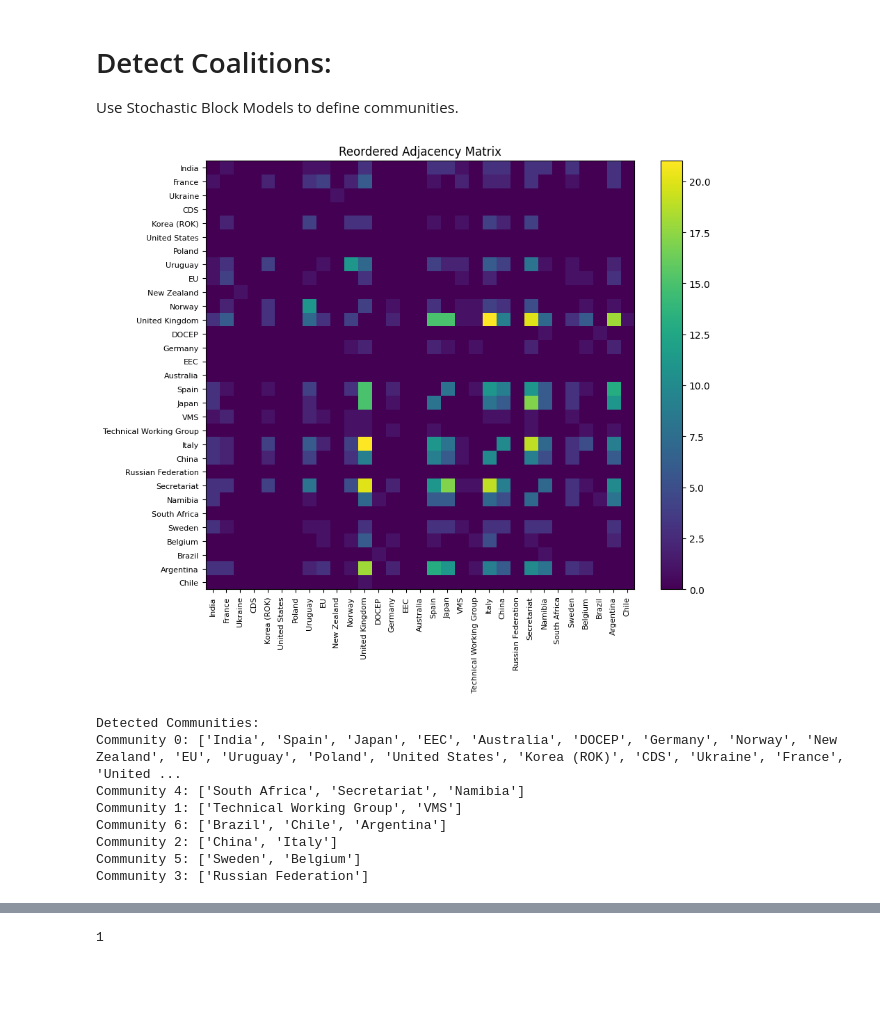
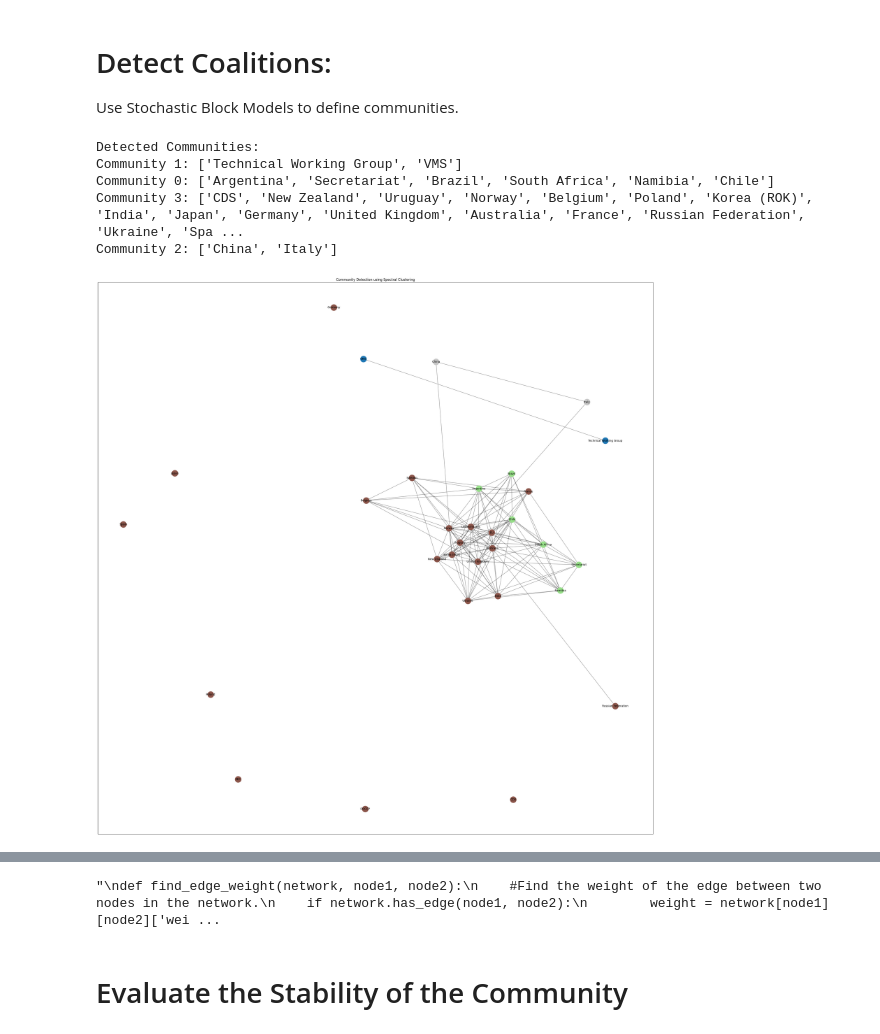
Before and after one commit to vineyk24/PhD, a Jupyter notebook: CCAMLR_Community_Detection.ipynb, the cells around one changed output, grey strips where cells are left out. Drawn from its saved outputs; the diff is of its cells as text; code cells hidden in the pictures; blank space fills up the shorter version.

```diff
--- a/CCAMLR_Community_Detection.ipynb
+++ b/CCAMLR_Community_Detection.ipynb
@@ -183,12 +185,14 @@ adj_matrix = nx.to_numpy_array(CCAMLR_network)
 
 # Fit SBM using Spectral Clustering as an approximation
 # Choose the number of communities (you can tweak this number)
-n_communities = 7  # Adjust based on your data
+n_communities = 4  # Adjust based on your data
 
 
 
 sc = SpectralClustering(n_clusters=n_communities, affinity='precomputed', random_state=42)
 labels = sc.fit_predict(adj_matrix)
+
+"""
 
 # Create a DataFrame for node and community labels
 node_community_df = pd.DataFrame({
@@ -220,7 +224,7 @@ plt.yticks(ticks=np.arange(len(sorted_nodes)), labels=sorted_nodes, fontsize=8)
 
 plt.title('Reordered Adjacency Matrix')
 plt.show()
-
+"""
 
 
 # Group nodes by their community label
@@ -233,54 +237,44 @@ for i, label in enumerate(labels):
 print("Detected Communities:")
 for community_id, members in communities.items():
     print(f"Community {community_id}: {members}")
-
-
-
 
 # Visualize the network with improved layout and sizing
 plt.figure(figsize=(36, 36))  # Increase figure size
 
 # Use spring_layout with a larger k value to spread the nodes out
 pos = nx.spring_layout(CCAMLR_network, k=0.9, iterations=50)
 
 colors = [plt.cm.tab20(i / n_communities) for i in range(n_communities)]
 
 for i, (community_id, members) in enumerate(communities.items()):
     nx.draw_networkx_nodes(CCAMLR_network, pos, nodelist=members, node_color=[colors[i]], node_size=500)
 
 nx.draw_networkx_edges(CCAMLR_network, pos, alpha=0.5)
 nx.draw_networkx_labels(CCAMLR_network, pos, font_size=10, font_color="black")
 
 plt.title("Community Detection using Spectral Clustering")
 plt.show()
 
 
-
+"""
 def find_edge_weight(network, node1, node2):
-    """Find the weight of the edge between two nodes in the network."""
+    #Find the weight of the edge between two nodes in the network.
     if network.has_edge(node1, node2):
         weight = network[node1][node2]['weight']
         return weight
     else:
         return None
 
 
-
-
-
-
-
 node1 = 'Sweden'
 node2 = 'Argentina'
 weight = find_edge_weight(CCAMLR_network, node1, node2)
 print(weight)
+"""
 # %% [output]
+Detected Communities:
+Community 1: ['Technical Working Group', 'VMS']
+Community 0: ['Argentina', 'Secretariat', 'Brazil', 'South Africa', 'Namibia', 'Chile']
+Community 3: ['CDS', 'New Zealand', 'Uruguay', 'Norway', 'Belgium', 'Poland', 'Korea (ROK)', 'India', 'Japan', 'Germany', 'United Kingdom', 'Australia', 'France', 'Russian Federation', 'Ukraine', 'Spa ...
+Community 2: ['China', 'Italy']
-[figure, old version]
+[figure, new version]
-Detected Communities:
-Community 0: ['India', 'Spain', 'Japan', 'EEC', 'Australia', 'DOCEP', 'Germany', 'Norway', 'New Zealand', 'EU', 'Uruguay', 'Poland', 'United States', 'Korea (ROK)', 'CDS', 'Ukraine', 'France', 'United ...
-Community 4: ['South Africa', 'Secretariat', 'Namibia']
-Community 1: ['Technical Working Group', 'VMS']
-Community 6: ['Brazil', 'Chile', 'Argentina']
-Community 2: ['China', 'Italy']
-Community 5: ['Sweden', 'Belgium']
-Community 3: ['Russian Federation']
@@ -288 +281,3 @@ Community 3: ['Russian Federation']
-1
+"\ndef find_edge_weight(network, node1, node2):\n    #Find the weight of the edge between two nodes in the network.\n    if network.has_edge(node1, node2):\n        weight = network[node1][node2]['wei ...
+# %% [markdown]
+# Evaluate the Stability of the Community
```
Also changed, not shown: parts of 5 cells of this notebook.
